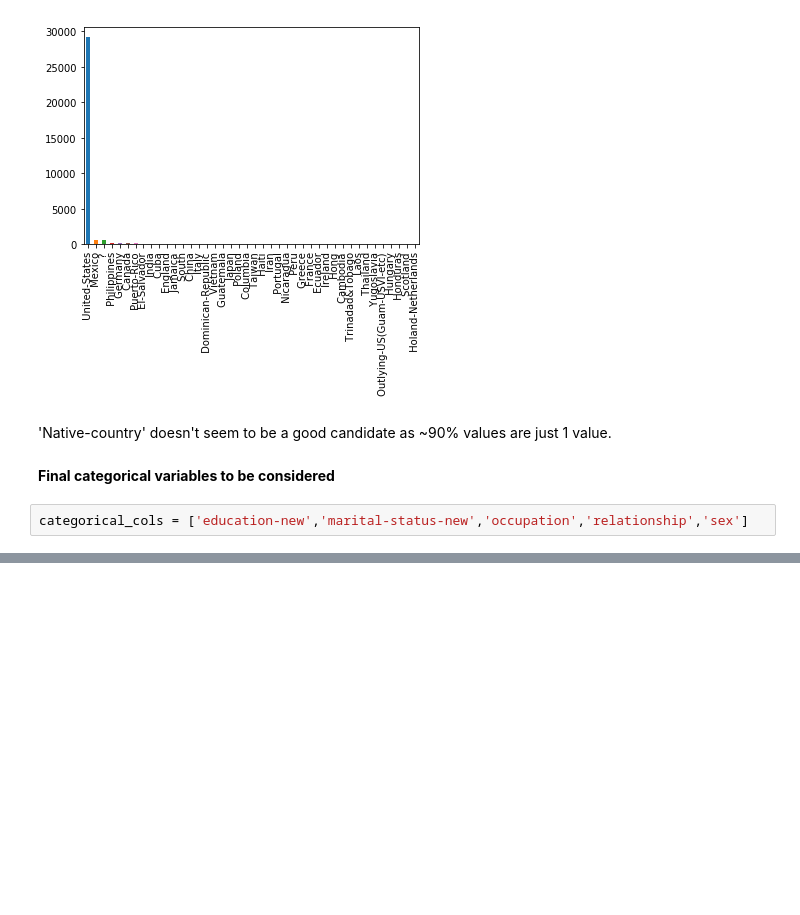
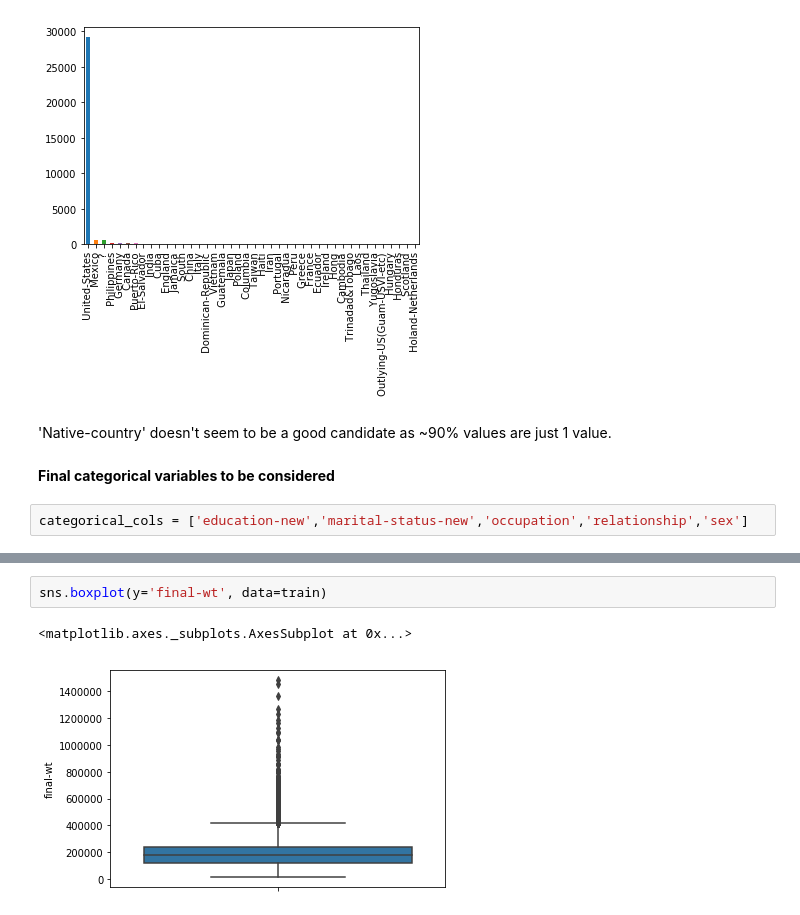
Before and after one commit to agarwal-peeush/ml-hello-world, a Jupyter notebook: Census-income/Census_income_classification.ipynb, the cells around one changed output, grey strips where cells are left out. Cells and saved outputs as stored; diff of their text form; blank space fills up the shorter version.

```diff
--- a/Census-income/Census_income_classification.ipynb
+++ b/Census-income/Census_income_classification.ipynb
@@ -401,0 +431,5 @@ categorical_cols = ['education-new','marital-status-new','occupation','relations
+# %%
+sns.boxplot(y='final-wt', data=train)
+# %% [output]
+<matplotlib.axes._subplots.AxesSubplot at 0x...>
+[figure, added]
```
Also changed, not shown: parts of 26 cells of this notebook.
